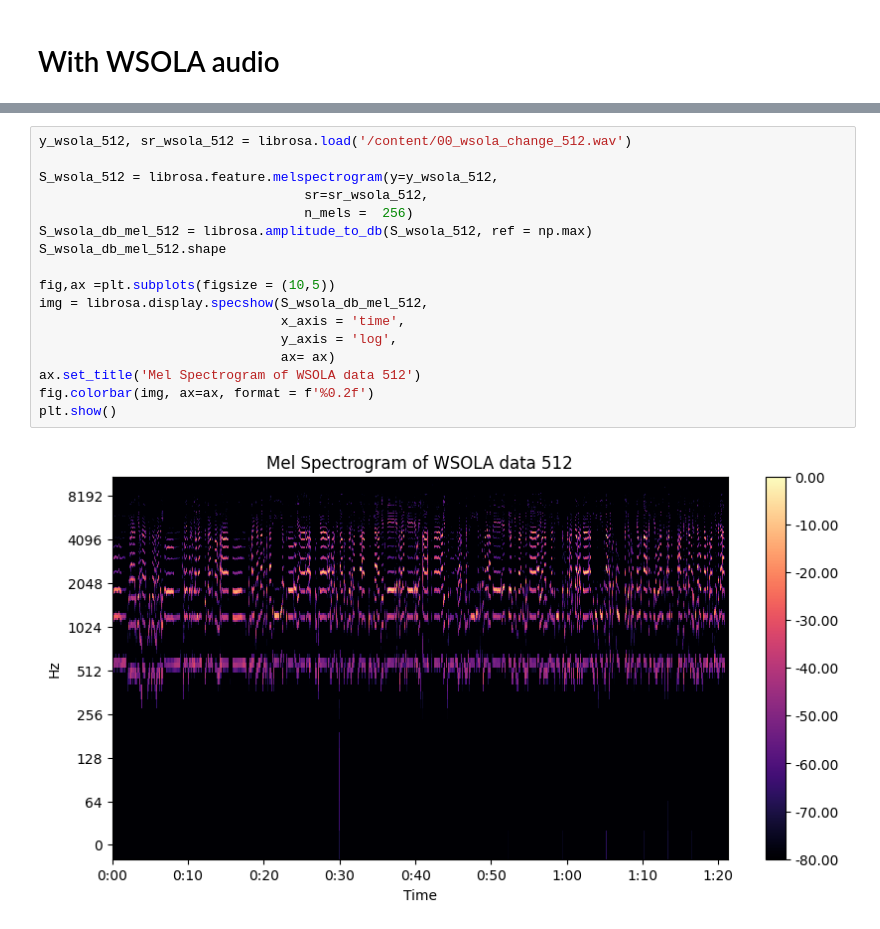
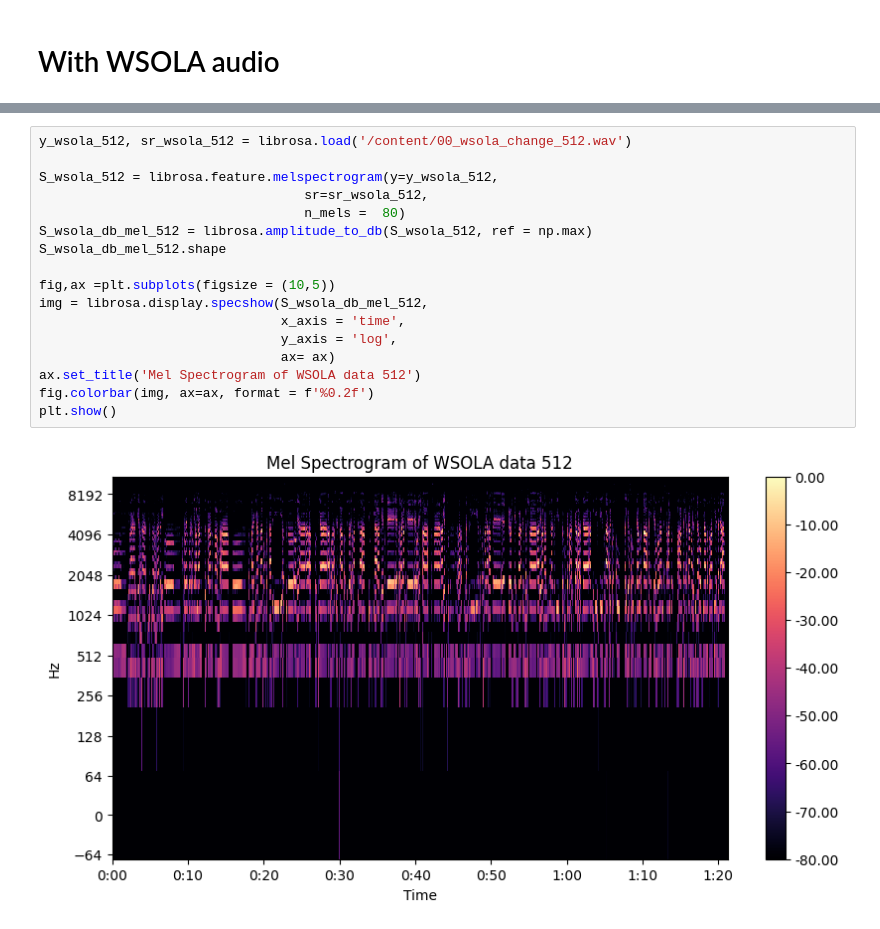
Before and after one commit to somewhereovertherainbo/audio_processing, a Jupyter notebook: audio_expt.ipynb, the cells around one changed output, grey strips where cells are left out. Drawn from its saved outputs; the diff is of its cells as text.

```diff
--- a/audio_expt.ipynb
+++ b/audio_expt.ipynb
@@ -126,19 +126,19 @@ S_rs_db_mel.shape, S_wsola_db_mel.shape, S_db_mel.shape
 # %%
 y_wsola_512, sr_wsola_512 = librosa.load('/content/00_wsola_change_512.wav')
 
 S_wsola_512 = librosa.feature.melspectrogram(y=y_wsola_512,
                                   sr=sr_wsola_512,
-                                  n_mels =  256)
+                                  n_mels =  80)
 S_wsola_db_mel_512 = librosa.amplitude_to_db(S_wsola_512, ref = np.max)
 S_wsola_db_mel_512.shape
 
 fig,ax =plt.subplots(figsize = (10,5))
 img = librosa.display.specshow(S_wsola_db_mel_512,
                                x_axis = 'time',
                                y_axis = 'log',
                                ax= ax)
 ax.set_title('Mel Spectrogram of WSOLA data 512')
 fig.colorbar(img, ax=ax, format = f'%0.2f')
 plt.show()
 # %% [output]
-[figure, old version]
+[figure, new version]
```
Also changed, not shown: parts of 16 cells of this notebook.
